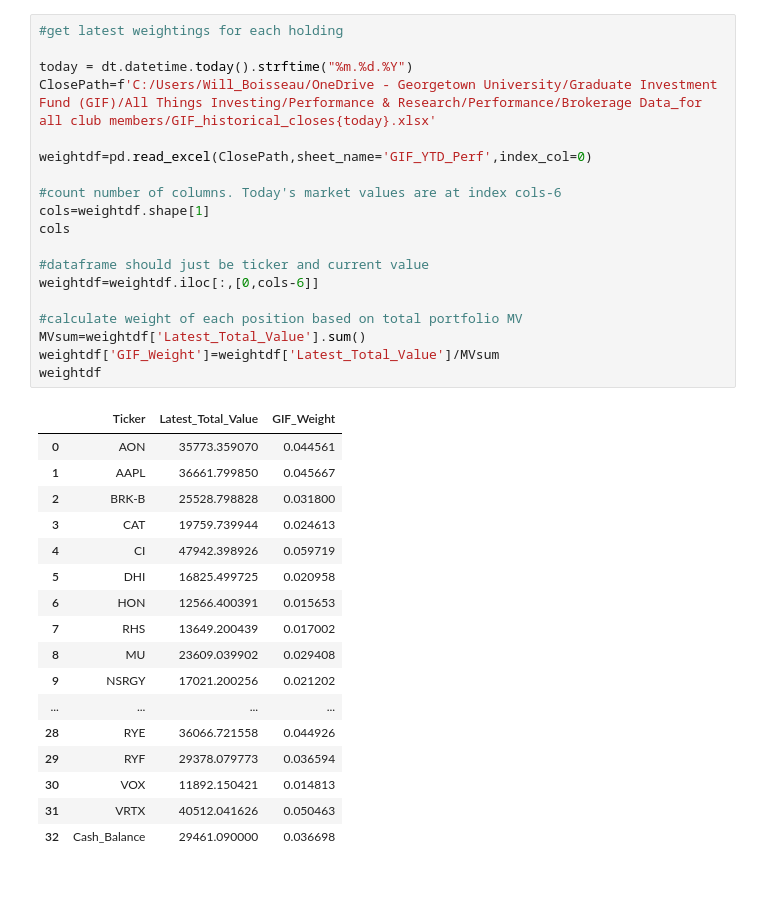
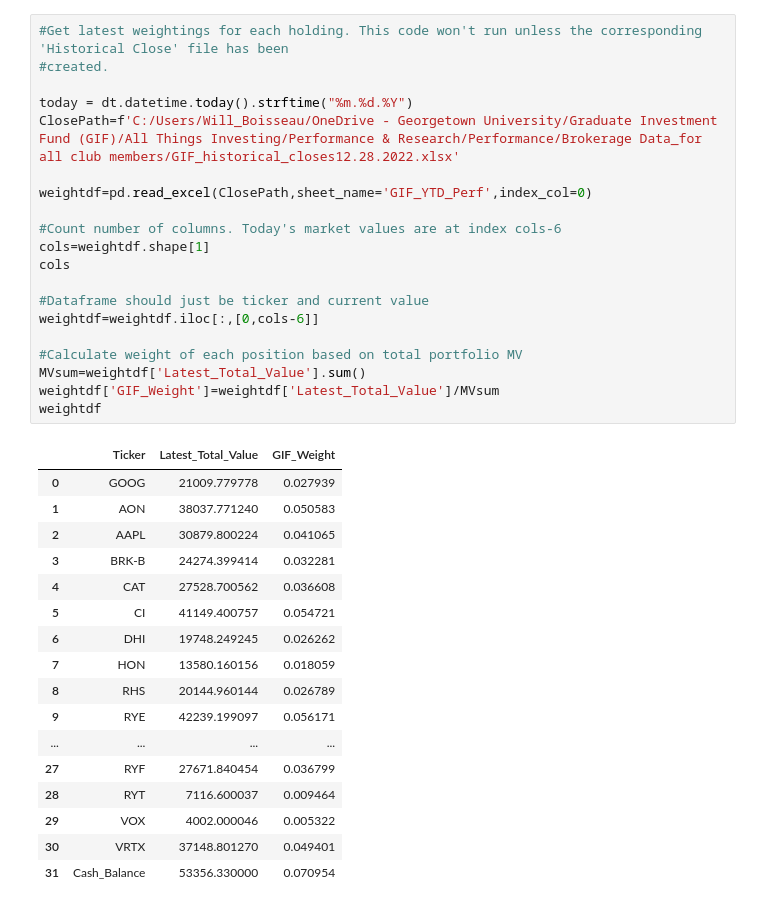
Before and after one commit to wil3789/GIF-data, a Jupyter notebook: GIF_Active_Weights.ipynb, the cells around one changed output. Drawn from its saved outputs; the diff is of its cells as text.

```diff
--- a/GIF_Active_Weights.ipynb
+++ b/GIF_Active_Weights.ipynb
@@ -109,38 +108,39 @@ df2
 # %%
-#get latest weightings for each holding
+#Get latest weightings for each holding. This code won't run unless the corresponding 'Historical Close' file has been
+#created.
 
 today = dt.datetime.today().strftime("%m.%d.%Y")
-ClosePath=f'C:/Users/Will_Boisseau/OneDrive - Georgetown University/Graduate Investment Fund (GIF)/All Things Investing/Performance & Research/Performance/Brokerage Data_for all club members/GIF_historical_closes{today}.xlsx'
+ClosePath=f'C:/Users/Will_Boisseau/OneDrive - Georgetown University/Graduate Investment Fund (GIF)/All Things Investing/Performance & Research/Performance/Brokerage Data_for all club members/GIF_historical_closes12.28.2022.xlsx'
 
 weightdf=pd.read_excel(ClosePath,sheet_name='GIF_YTD_Perf',index_col=0)
 
-#count number of columns. Today's market values are at index cols-6
+#Count number of columns. Today's market values are at index cols-6
 cols=weightdf.shape[1]
 cols
 
-#dataframe should just be ticker and current value
+#Dataframe should just be ticker and current value
 weightdf=weightdf.iloc[:,[0,cols-6]]
 
-#calculate weight of each position based on total portfolio MV
+#Calculate weight of each position based on total portfolio MV
 MVsum=weightdf['Latest_Total_Value'].sum()
 weightdf['GIF_Weight']=weightdf['Latest_Total_Value']/MVsum
 weightdf
 # %% [output]
 |  | Ticker | Latest_Total_Value | GIF_Weight |
-| 0 | AON | 35773.359070 | 0.044561 |
-| 1 | AAPL | 36661.799850 | 0.045667 |
-| 2 | BRK-B | 25528.798828 | 0.031800 |
-| 3 | CAT | 19759.739944 | 0.024613 |
-| 4 | CI | 47942.398926 | 0.059719 |
-| 5 | DHI | 16825.499725 | 0.020958 |
-| 6 | HON | 12566.400391 | 0.015653 |
-| 7 | RHS | 13649.200439 | 0.017002 |
-| 8 | MU | 23609.039902 | 0.029408 |
-| 9 | NSRGY | 17021.200256 | 0.021202 |
+| 0 | GOOG | 21009.779778 | 0.027939 |
+| 1 | AON | 38037.771240 | 0.050583 |
+| 2 | AAPL | 30879.800224 | 0.041065 |
+| 3 | BRK-B | 24274.399414 | 0.032281 |
+| 4 | CAT | 27528.700562 | 0.036608 |
+| 5 | CI | 41149.400757 | 0.054721 |
+| 6 | DHI | 19748.249245 | 0.026262 |
+| 7 | HON | 13580.160156 | 0.018059 |
+| 8 | RHS | 20144.960144 | 0.026789 |
+| 9 | RYE | 42239.199097 | 0.056171 |
 | ... | ... | ... | ... |
-| 28 | RYE | 36066.721558 | 0.044926 |
-| 29 | RYF | 29378.079773 | 0.036594 |
-| 30 | VOX | 11892.150421 | 0.014813 |
-| 31 | VRTX | 40512.041626 | 0.050463 |
-| 32 | Cash_Balance | 29461.090000 | 0.036698 |
+| 27 | RYF | 27671.840454 | 0.036799 |
+| 28 | RYT | 7116.600037 | 0.009464 |
+| 29 | VOX | 4002.000046 | 0.005322 |
+| 30 | VRTX | 37148.801270 | 0.049401 |
+| 31 | Cash_Balance | 53356.330000 | 0.070954 |
 # %%
```
Also changed, not shown: parts of 12 cells of this notebook.
